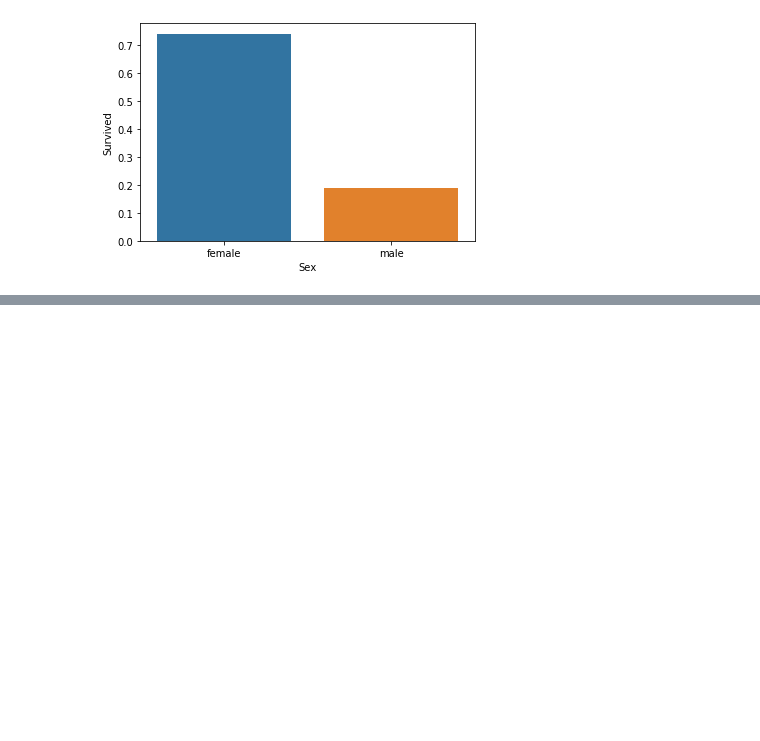
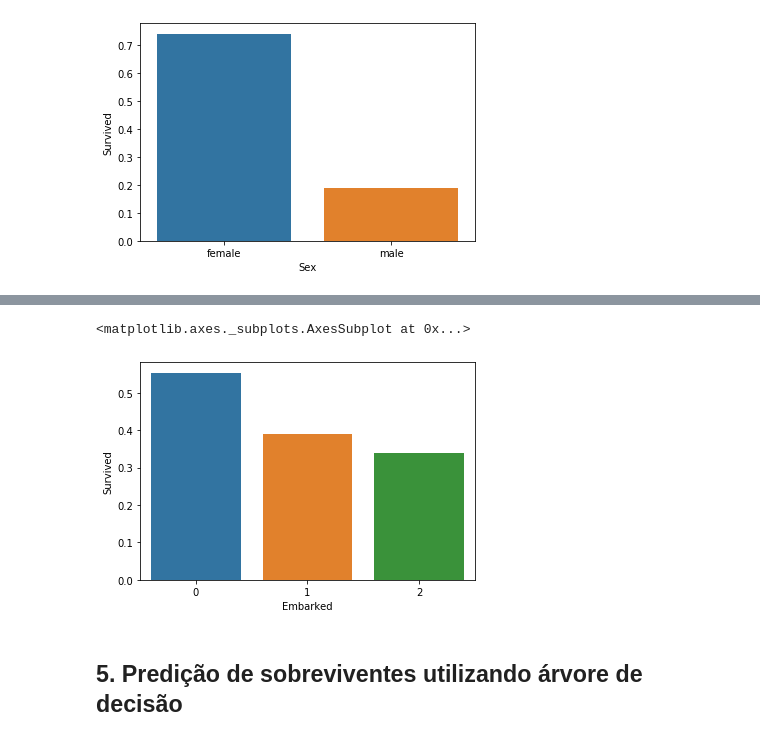
Before and after one commit to rayanmst/Titanic, a Jupyter notebook: Titanic.ipynb, the cells around one changed output, grey strips where cells are left out. Cells and saved outputs as stored; diff of their text form; code cells hidden in the pictures; blank space fills up the shorter version.

Commit message:
Implementação e avaliação de árvore de decisão

```diff
--- a/Titanic.ipynb
+++ b/Titanic.ipynb
@@ -136,0 +158,8 @@ None
+# %%
+embarkSurvivors = trainFile[['Embarked', 'Survived']].groupby(['Embarked'], as_index=False).mean().sort_values(by='Survived', ascending=False)
+sns.barplot(y = embarkSurvivors['Survived'], x = embarkSurvivors['Embarked'])
+# %% [output]
+<matplotlib.axes._subplots.AxesSubplot at 0x...>
+[figure, added]
+# %% [markdown]
+## 5. Predição de sobreviventes utilizando árvore de decisão
```
Also changed, not shown: parts of 12 cells of this notebook, 1 other file.
